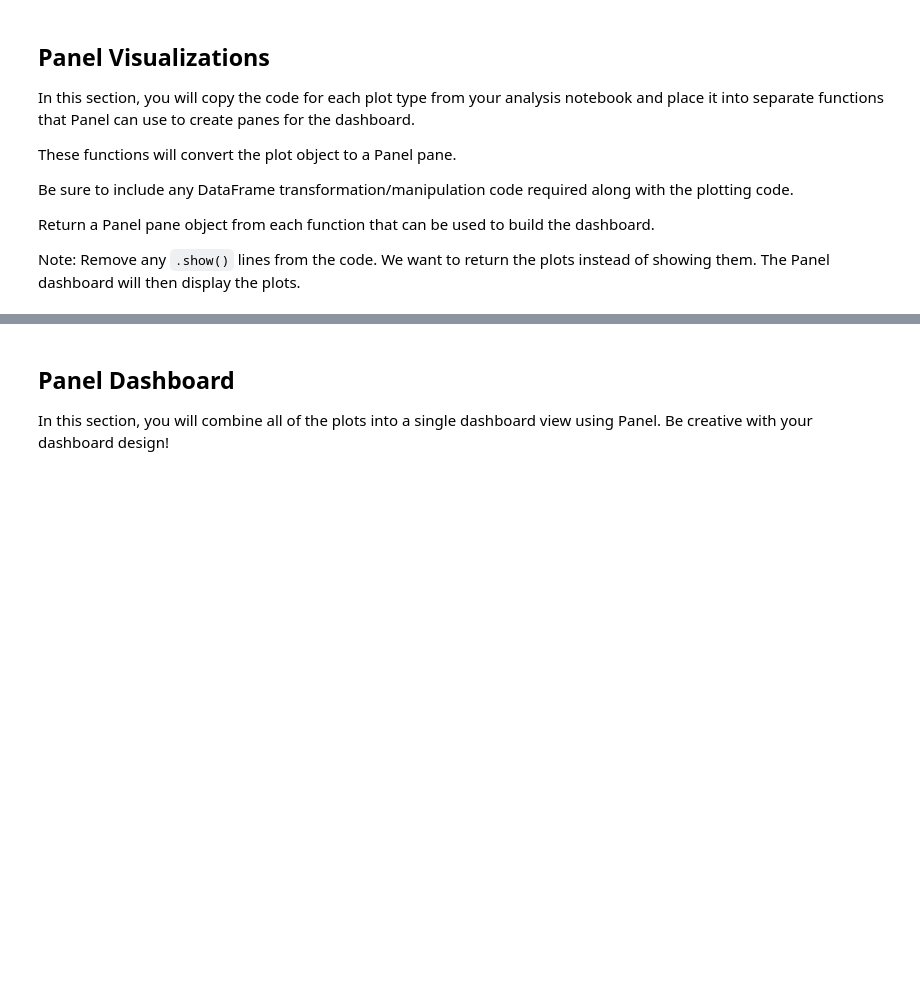
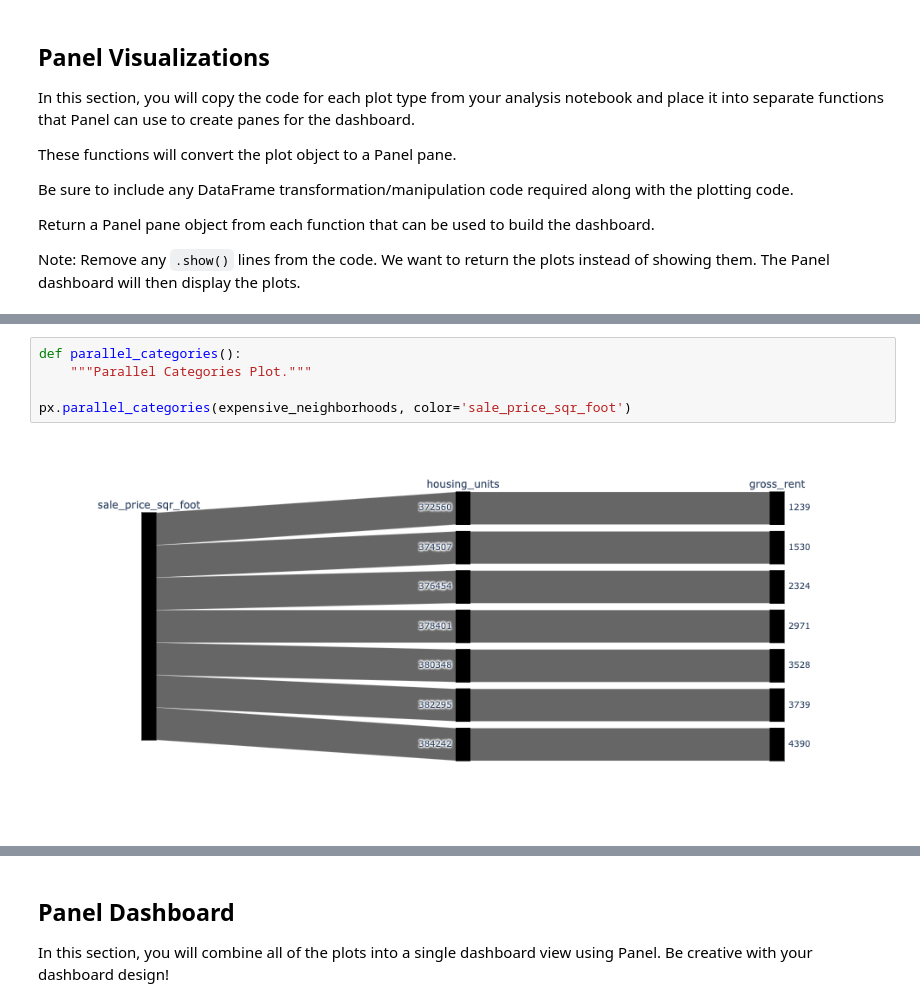
Before and after one commit to franchad/PyViz, a Jupyter notebook: dashboard.ipynb, the cells around one changed output, grey strips where cells are left out. Cells and saved outputs as stored; diff of their text form; blank space fills up the shorter version.

```diff
--- a/dashboard.ipynb
+++ b/dashboard.ipynb
@@ -114,0 +124,7 @@ ValueError: cannot insert level_0, already exists
+# %%
+def parallel_categories():
+    """Parallel Categories Plot."""
+
+px.parallel_categories(expensive_neighborhoods, color='sale_price_sqr_foot')
+# %% [output]
+[figure, added]
```
Also changed, not shown: parts of 11 cells of this notebook, 1 other file.
